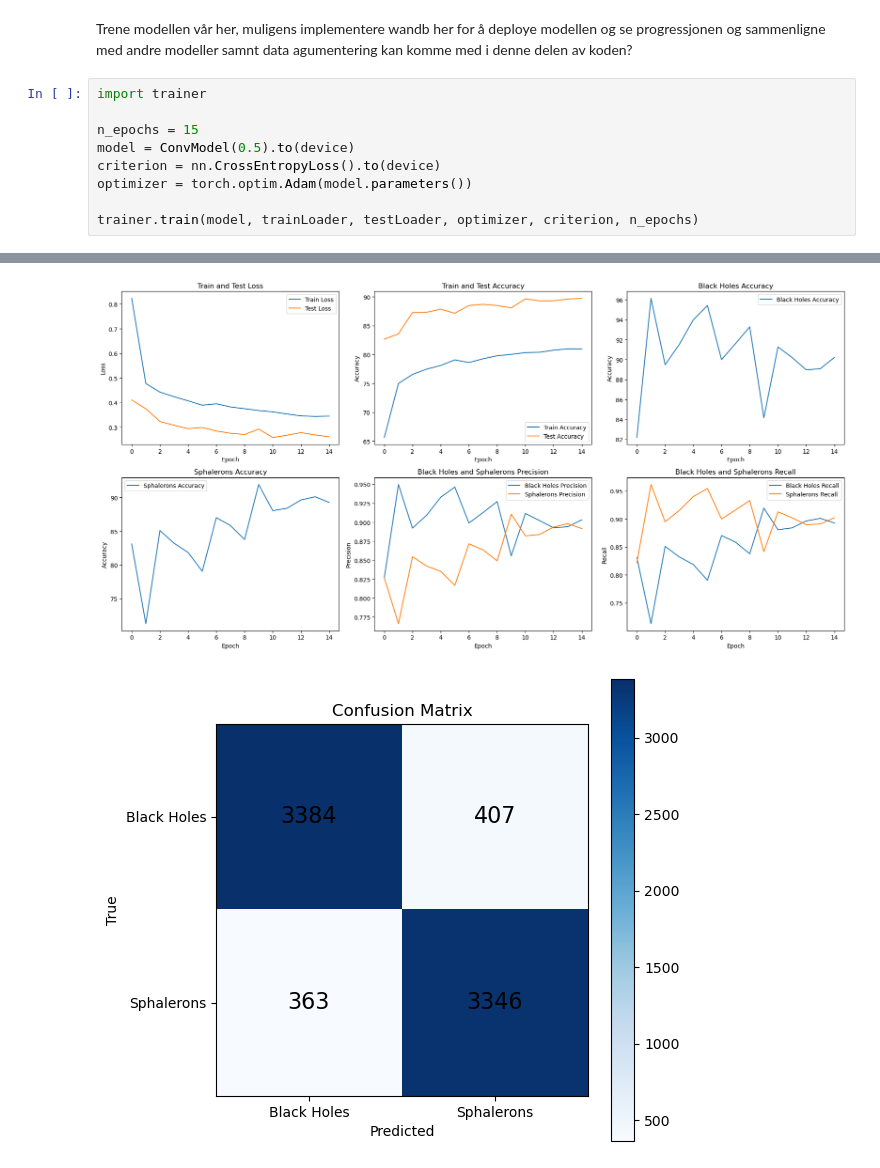
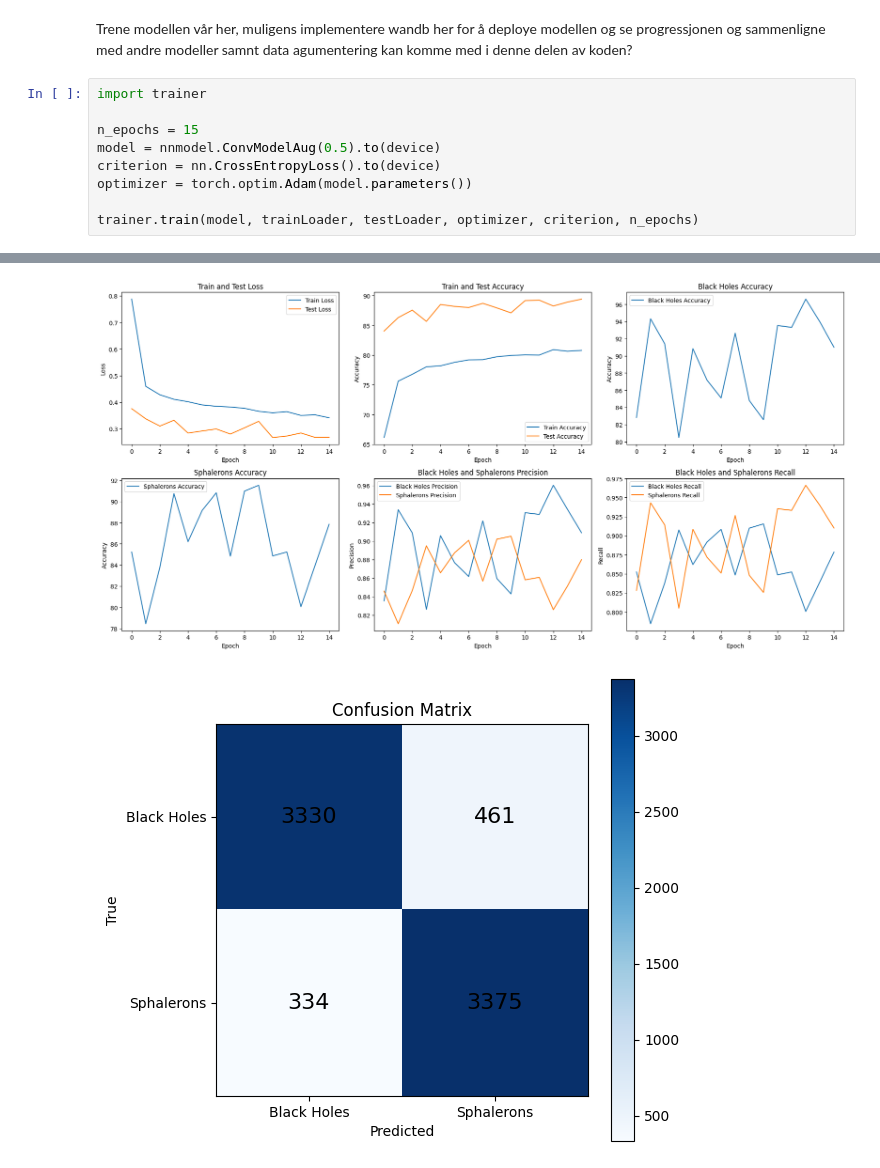
Before and after one commit to iRootTsar/Optimazing-klassification-of-ATLAS-detector-data--CERN-, a Jupyter notebook: notebooks/pyTorch/VanligCNN.ipynb, the cells around one changed output, grey strips where cells are left out. Drawn from its saved outputs; the diff is of its cells as text.

```diff
--- a/notebooks/pyTorch/VanligCNN.ipynb
+++ b/notebooks/pyTorch/VanligCNN.ipynb
@@ -108,7 +106,7 @@ Trene modellen vår her, muligens implementere wandb her for å deploye modellen
 import trainer
 
 n_epochs = 15
-model = ConvModel(0.5).to(device)
+model = nnmodel.ConvModelAug(0.5).to(device)
 criterion = nn.CrossEntropyLoss().to(device)
 optimizer = torch.optim.Adam(model.parameters())
 
@@ -134,2 +132,2 @@ Test Loss: 0.2612, Test Accuracy: 89.73%
-[figure, old version]
+[figure, new version]
-[figure, old version]
+[figure, new version]
```
Also changed, not shown: parts of 5 cells of this notebook, 2 other files.
